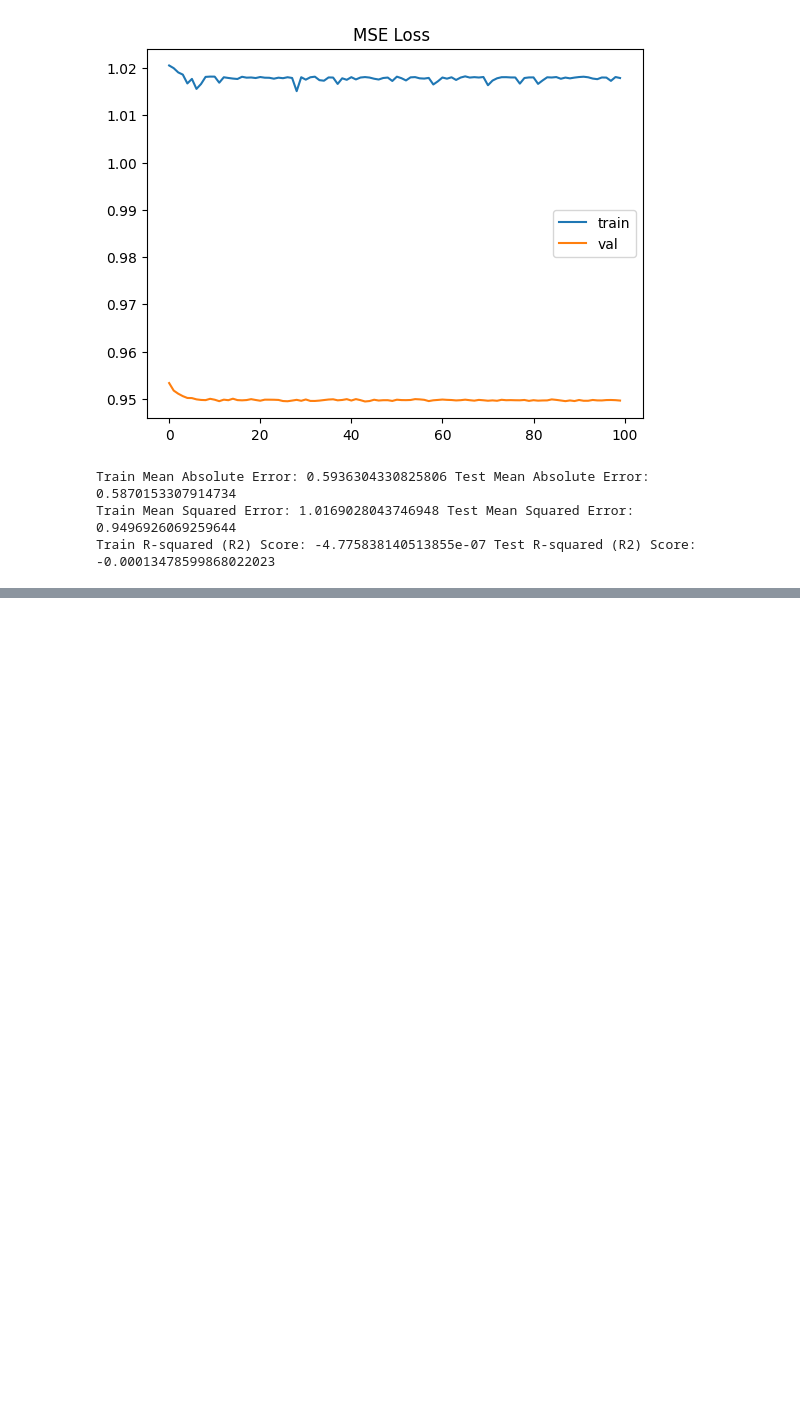
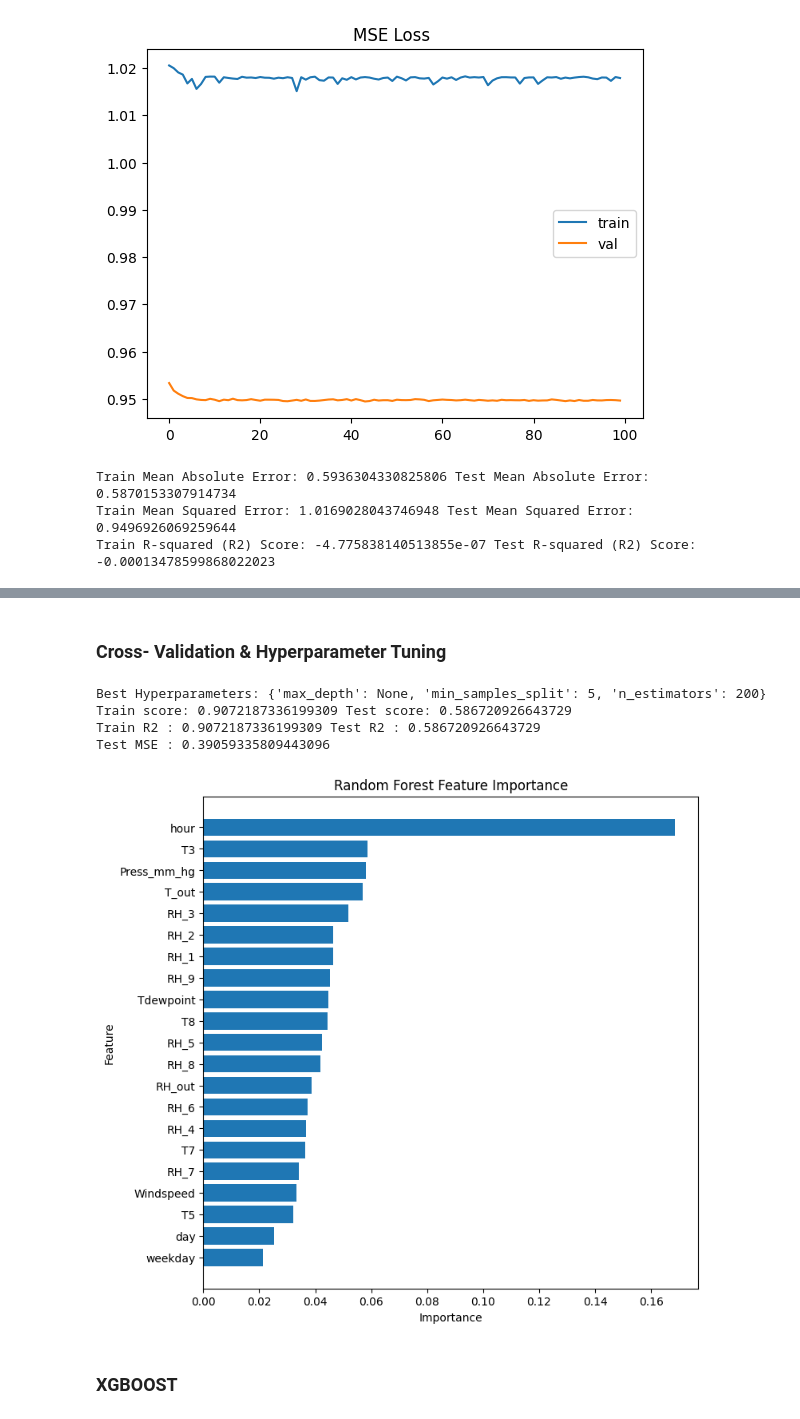
Before and after one commit to plokm008/d7041e-applied-ai-mini-project-13, a Jupyter notebook: d7041e-applied-ai-mini-project-13.ipynb, the cells around one changed output, grey strips where cells are left out. Saved outputs shown, nothing was run; the diff lists cells and outputs as text; code cells hidden in the pictures; blank space fills up the shorter version.

```diff
--- a/d7041e-applied-ai-mini-project-13.ipynb
+++ b/d7041e-applied-ai-mini-project-13.ipynb
@@ -1562,0 +1716,8 @@ torch.save(best_model.state_dict(), 'lstm.pt')
+# %%
+# T9 is highly correlated with T3, T5 and T7, should be removed
+# T6 is highly correlated with T_out, should be removed
+data_selectfeatures = data[['Appliances', 'RH_1', 'RH_2', 'T3', 'RH_3',
+       'RH_4', 'T5', 'RH_5',  'RH_6', 'T7', 'RH_7', 'T8', 'RH_8',
+       'RH_9', 'T_out', 'Press_mm_hg', 'RH_out', 'Windspeed',
+       'Tdewpoint', 'day', 'hour', 'weekday']]
+data_selectfeatures
@@ -1562,0 +1738,8 @@ torch.save(best_model.state_dict(), 'lstm.pt')
+# %%
+from sklearn.preprocessing import StandardScaler
+scaler = StandardScaler()
+data_scale = scaler.fit_transform(data_selectfeatures)
+
+X = pd.DataFrame(data_scale).iloc[:,1:].astype(float)
+y = pd.DataFrame(data_scale).iloc[:,0:1].astype(float)
+X_train, X_test, y_train, y_test = train_test_split(X, y, random_state=42)
@@ -1562,0 +1805,57 @@ torch.save(best_model.state_dict(), 'lstm.pt')
+# %% [markdown]
+###  Cross- Validation & Hyperparameter Tuning
+# %%
+from sklearn.model_selection import GridSearchCV
+param_grid = {
+    'n_estimators': [10,50,100,200],
+    'max_depth': [None, 10, 20],
+    'min_samples_split': [ 5, 10]
+}
+grid_search = GridSearchCV(RFR(random_state=42), param_grid, cv=5, scoring='neg_mean_squared_error')
+grid_search.fit(X_train, y_train)
+
+# Get the best hyperparameters from the grid search
+best_params = grid_search.best_params_
+print("Best Hyperparameters:", best_params)
+# Create an XGBoost Regressor model with the best hyperparameters
+regr = RFR(**best_params, random_state=42).fit(X_train, y_train)
+
+train_score = regr.score(X_train, y_train)
+test_score = regr.score(X_test, y_test)
+#predicting the value
+train_predictions = regr.predict(X_train)
+test_predictions = regr.predict(X_test)
+print("Train score:" ,train_score,"Test score:" ,test_score)
+train_r2 = r2_score((y_train),(train_predictions))
+test_r2 = r2_score((y_test),(test_predictions))
+print("Train R2 :" ,train_r2, "Test R2 :" ,test_r2)
+MSE  = mean_squared_error((y_test),(test_predictions))
+print("Test MSE :" , MSE)
+# %% [output]
+Best Hyperparameters: {'max_depth': None, 'min_samples_split': 5, 'n_estimators': 200}
+Train score: 0.9072187336199309 Test score: 0.586720926643729
+Train R2 : 0.9072187336199309 Test R2 : 0.586720926643729
+Test MSE : 0.39059335809443096
+# %%
+importance_scores = regr.feature_importances_
+
+# Create a DataFrame with feature names and importance scores
+feature_importance_df = pd.DataFrame({
+    'Feature': data_selectfeatures.columns[1:],
+    'Importance': importance_scores
+})
+
+# Sort DataFrame by importance scores
+feature_importance_df.sort_values(by='Importance', ascending=True, inplace=True)
+
+fig, ax = plt.subplots(figsize=(8,8))
+plt.barh(feature_importance_df['Feature'], feature_importance_df['Importance'])  # Use barh for horizontal bar chart
+plt.ylabel('Feature')  # Switch y-axis label to 'Feature'
+plt.xlabel('Importance')  # Switch x-axis label to 'Importance'
+plt.title('Random Forest Feature Importance')
+
+plt.show()
+# %% [output]
+[figure, added]
+# %% [markdown]
+### XGBOOST
```
Also changed, not shown: parts of 57 cells of this notebook.
